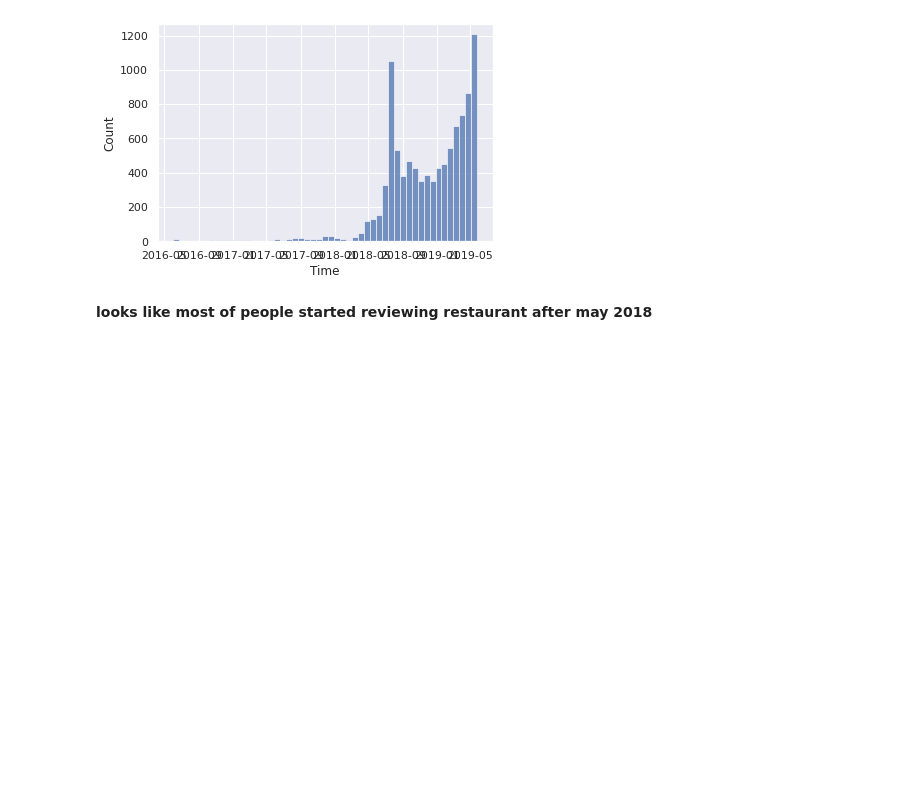
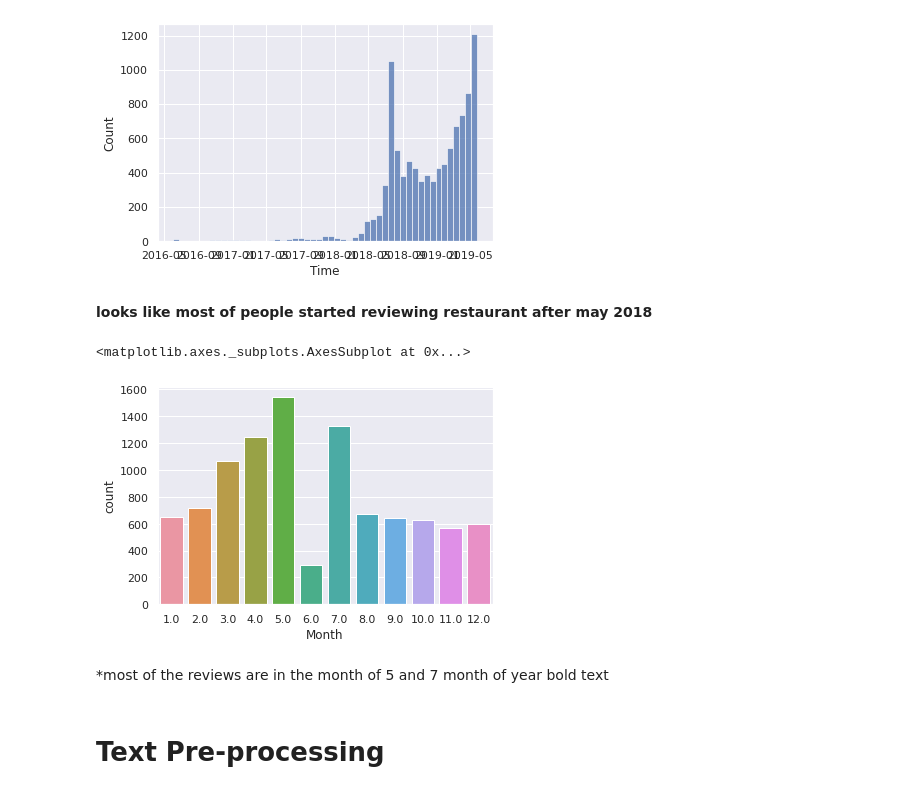
Before and after one commit to Sivaramaguhan/Zomato-Restaurant-Clustering-And-Sentiment-Analysis, a Jupyter notebook: Zomato_Restaurant_Clustering_And_Sentiment_Analysis.ipynb, the cells around one changed output. Drawn from its saved outputs; the diff is of its cells as text; code cells hidden in the pictures; blank space fills up the shorter version.

```diff
--- a/Zomato_Restaurant_Clustering_And_Sentiment_Analysis.ipynb
+++ b/Zomato_Restaurant_Clustering_And_Sentiment_Analysis.ipynb
@@ -731,3 +731,12 @@ sns.histplot(reviews_df.Time)
 [figure]
 # %% [markdown]
 **looks like most of people started reviewing restaurant after may 2018**
+# %%
+sns.countplot(reviews_df.Month)
+# %% [output]
+<matplotlib.axes._subplots.AxesSubplot at 0x...>
+[figure, added]
+# %% [markdown]
+*most of the reviews are in the month of 5 and 7 month of year bold text
+# %% [markdown]
+# **Text Pre-processing**
```
Also changed, not shown: parts of 13 cells of this notebook.
